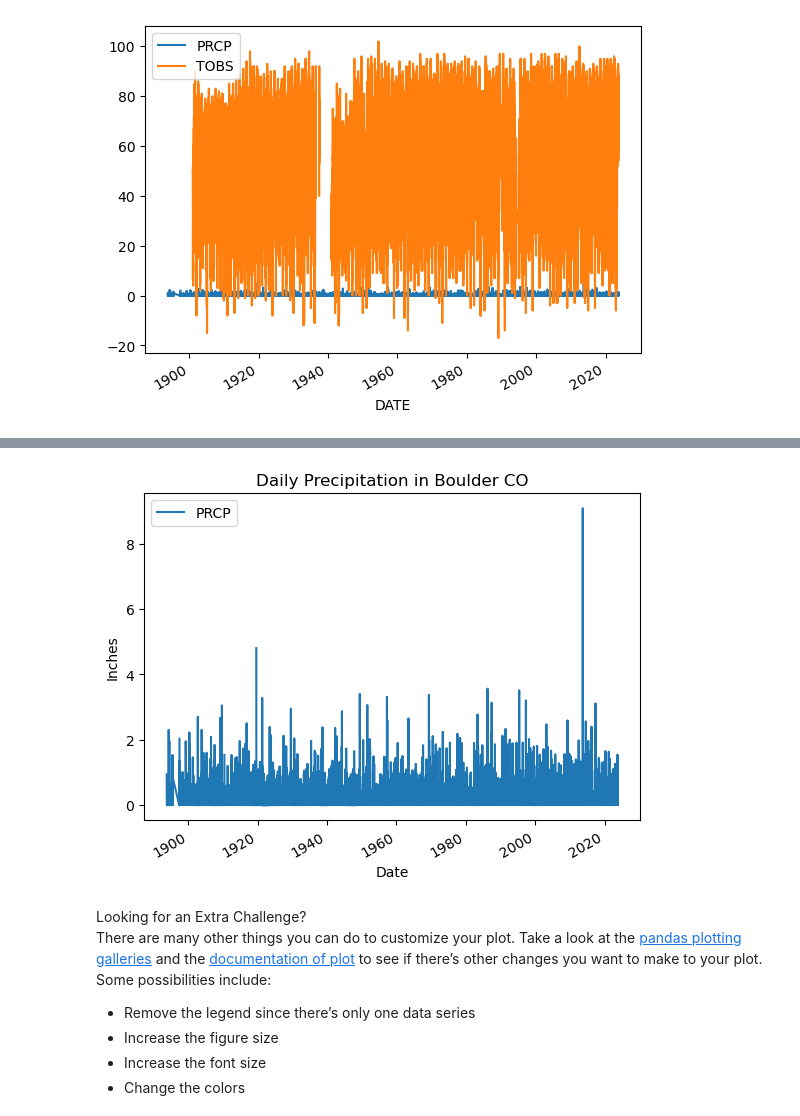
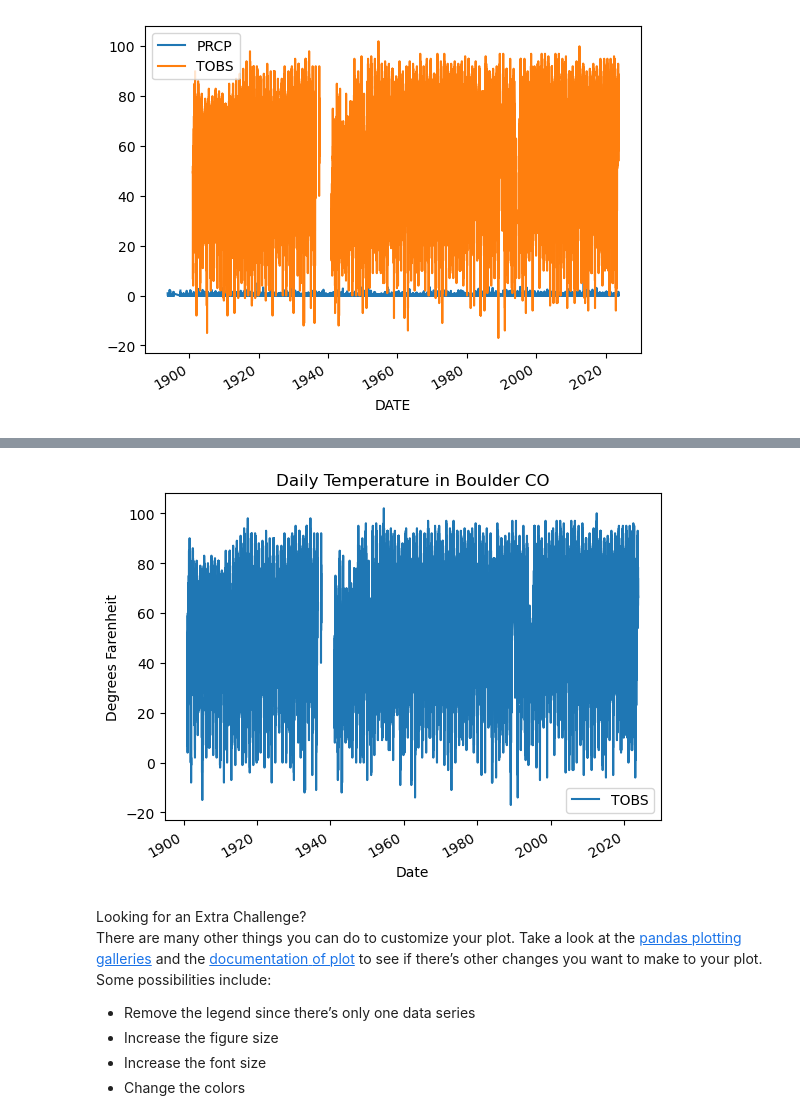
Before and after one commit to earthlab-education/climate-coding-challenge-BioNCphilic, a Jupyter notebook: notebooks/climate-coding-challenge/climate-04.ipynb, the cells around one changed output, grey strips where cells are left out. Drawn from its saved outputs; the diff is of its cells as text; code cells hidden in the pictures.

Commit message:
Stuck on tuple plot

```diff
--- a/notebooks/climate-coding-challenge/climate-04.ipynb
+++ b/notebooks/climate-coding-challenge/climate-04.ipynb
@@ -67,13 +64,13 @@ quotes around your label, just like the column names in the sample code
 # %%
 # Plot the data using .plot
 climate_df.plot(
-    y='PRCP',
-    title = 'Daily Precipitation in Boulder CO',
+    y='TOBS',
+    title = 'Daily Temperature in Boulder CO',
     xlabel = 'Date',
-    ylabel = 'Inches')
+    ylabel = 'Degrees Farenheit')
 plt.show()
 # %% [output]
-[figure, old version]
+[figure, new version]
 # %% [markdown]
 <link rel="stylesheet" type="text/css" href="./assets/styles.css"><div class="callout callout-style-default callout-titled callout-extra"><div class="callout-header"><div class="callout-icon-container"><i class="callout-icon"></i></div><div class="callout-title-container flex-fill">Looking for an Extra Challenge?</div></div><div class="callout-body-container callout-body"><p>There are many other things you can do to customize your plot. Take a
 look at the <a
```
Also changed, not shown: parts of 4 cells of this notebook.
